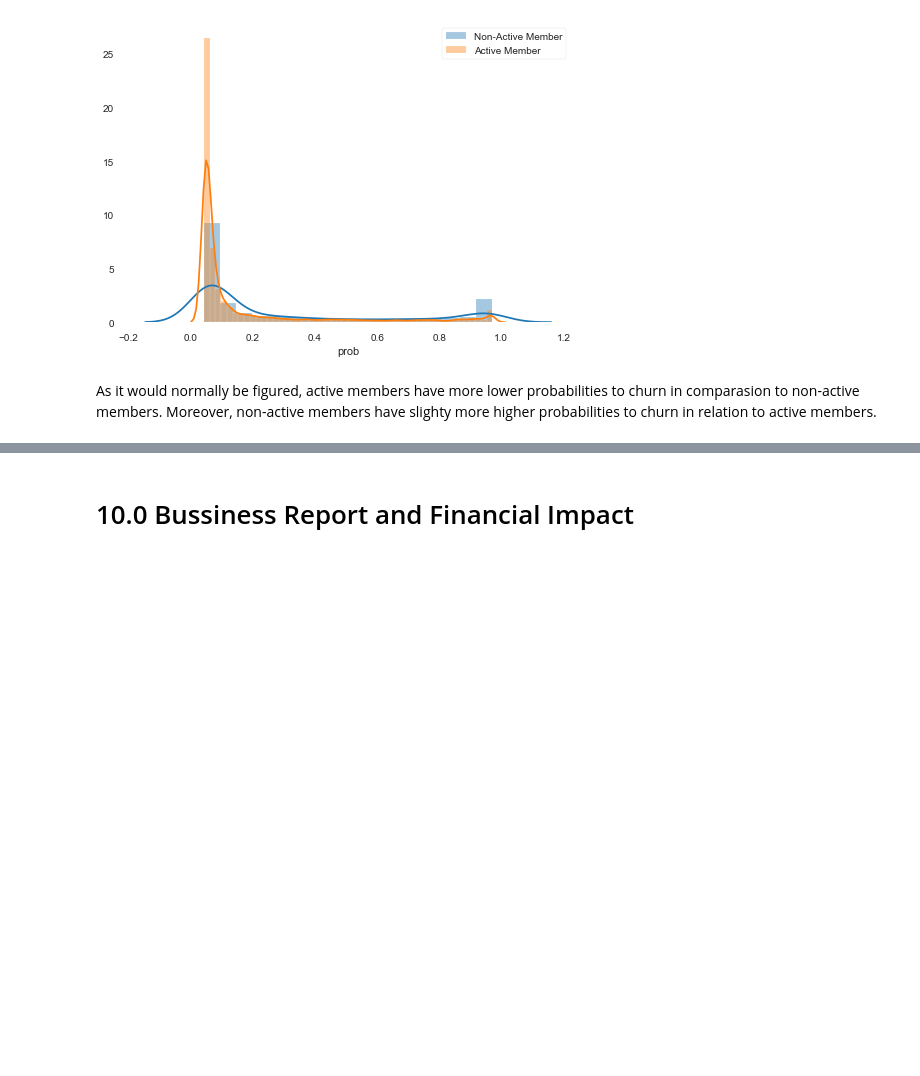
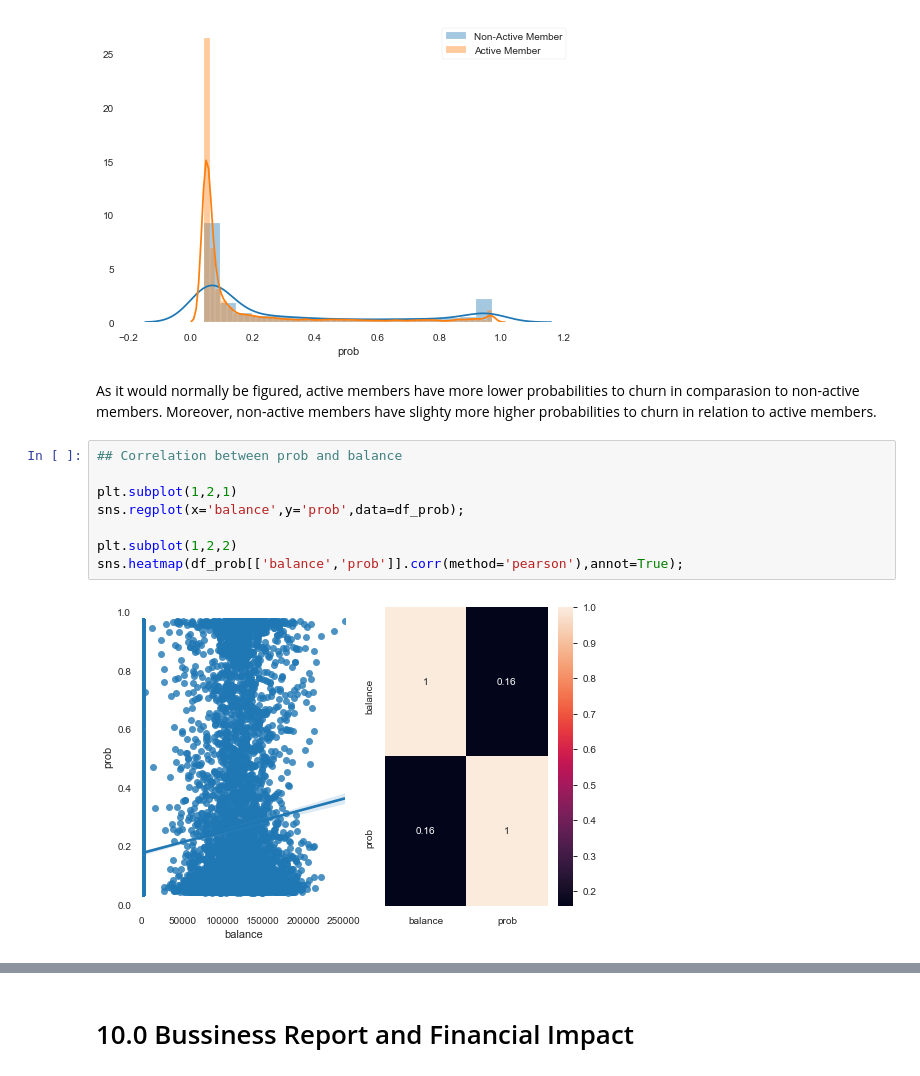
Before and after one commit to jpvazquezz/churn-prediction-topbank, a Jupyter notebook: notebooks/c7.0-vzz-bussiness-report.ipynb, the cells around one changed output, grey strips where cells are left out. Cells and saved outputs as stored; diff of their text form; blank space fills up the shorter version.

```diff
--- a/notebooks/c7.0-vzz-bussiness-report.ipynb
+++ b/notebooks/c7.0-vzz-bussiness-report.ipynb
@@ -1158,3 +1103,13 @@ plt.show()
 [figure]
 # %% [markdown]
 As it would normally be figured, active members have more lower probabilities to churn in comparasion to non-active members. Moreover, non-active members have slighty more higher probabilities to churn in relation to active members.
+# %%
+## Correlation between prob and balance
+
+plt.subplot(1,2,1)
+sns.regplot(x='balance',y='prob',data=df_prob);
+
+plt.subplot(1,2,2)
+sns.heatmap(df_prob[['balance','prob']].corr(method='pearson'),annot=True);
+# %% [output]
+[figure, added]
```
Also changed, not shown: parts of 36 cells of this notebook.
